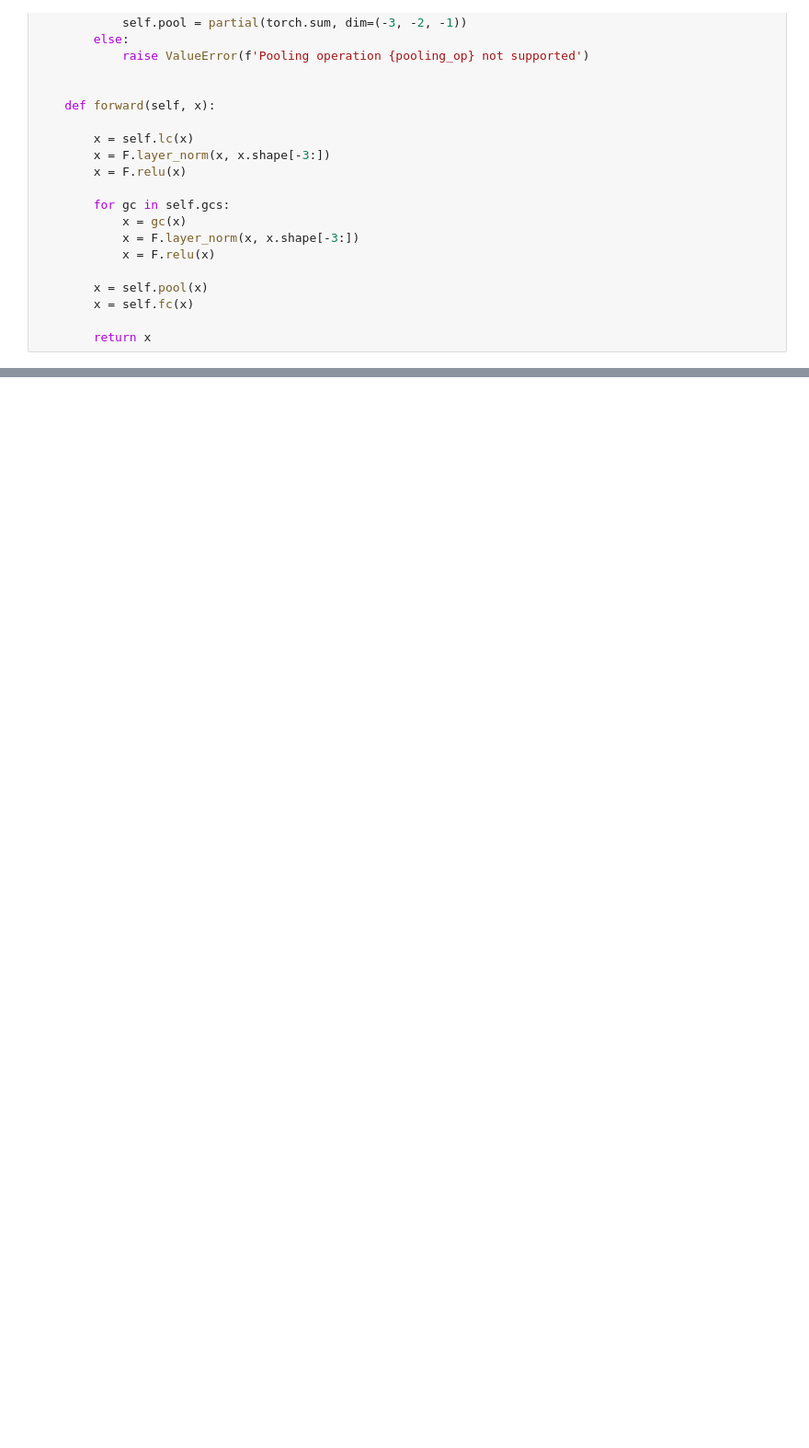
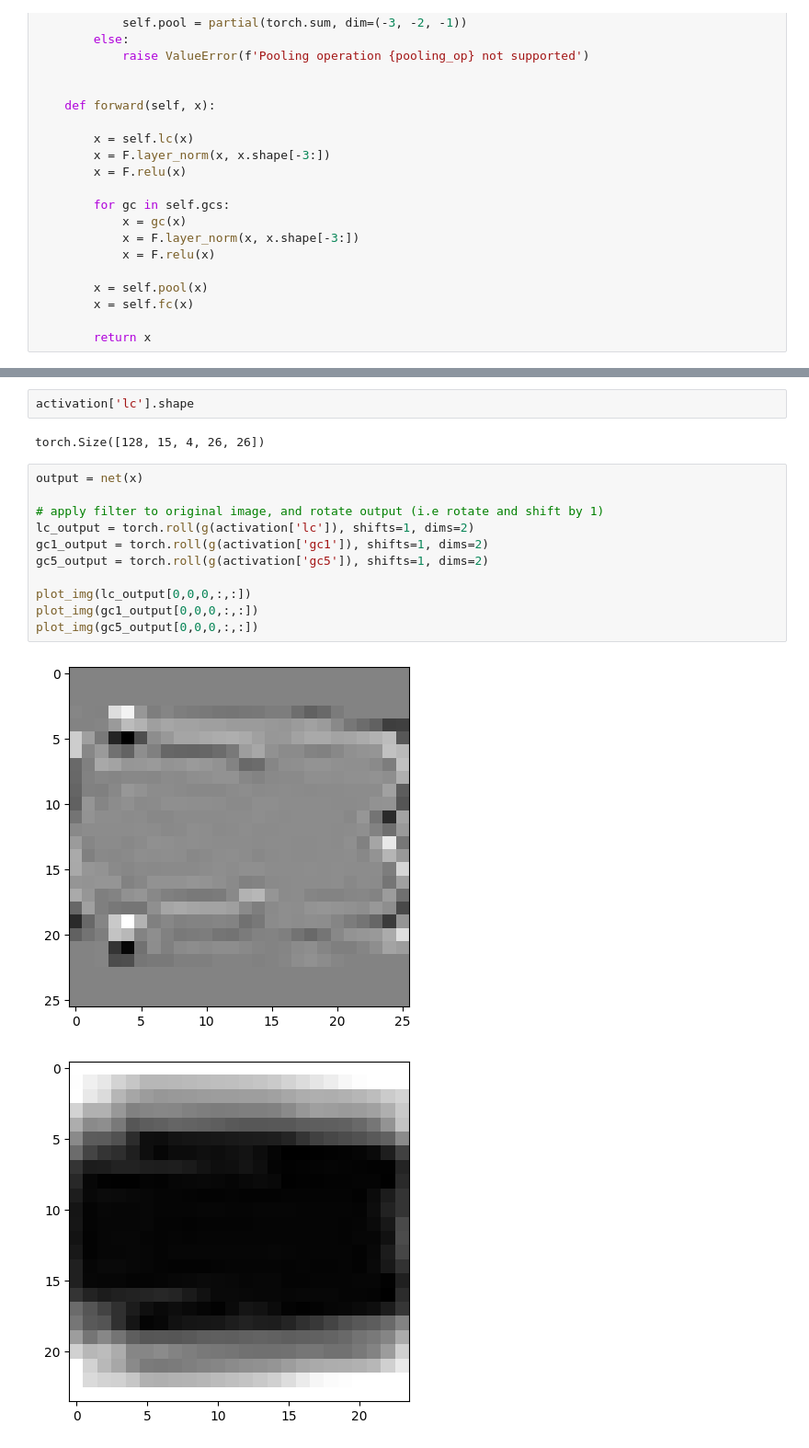
Before and after one commit to GalYona21/Geometric_DL_HW2, a Jupyter notebook: q3.ipynb, the cells around one changed output, grey strips where cells are left out. Shown: that part at 92% size. Drawn from its saved outputs; the diff is of its cells as text; blank space fills up the shorter version.

```diff
--- a/q3.ipynb
+++ b/q3.ipynb
@@ -447,0 +577,18 @@ HPU available: False, using: 0 HPUs
+# %%
+activation['lc'].shape
+# %% [output]
+torch.Size([128, 15, 4, 26, 26])
+# %%
+output = net(x)
+
+# apply filter to original image, and rotate output (i.e rotate and shift by 1)
+lc_output = torch.roll(g(activation['lc']), shifts=1, dims=2)
+gc1_output = torch.roll(g(activation['gc1']), shifts=1, dims=2)
+gc5_output = torch.roll(g(activation['gc5']), shifts=1, dims=2)
+
+plot_img(lc_output[0,0,0,:,:])
+plot_img(gc1_output[0,0,0,:,:])
+plot_img(gc5_output[0,0,0,:,:])
+# %% [output]
+[figure, added]
+[figure, added]
```
Also changed, not shown: parts of 26 cells of this notebook, 1 other file.
